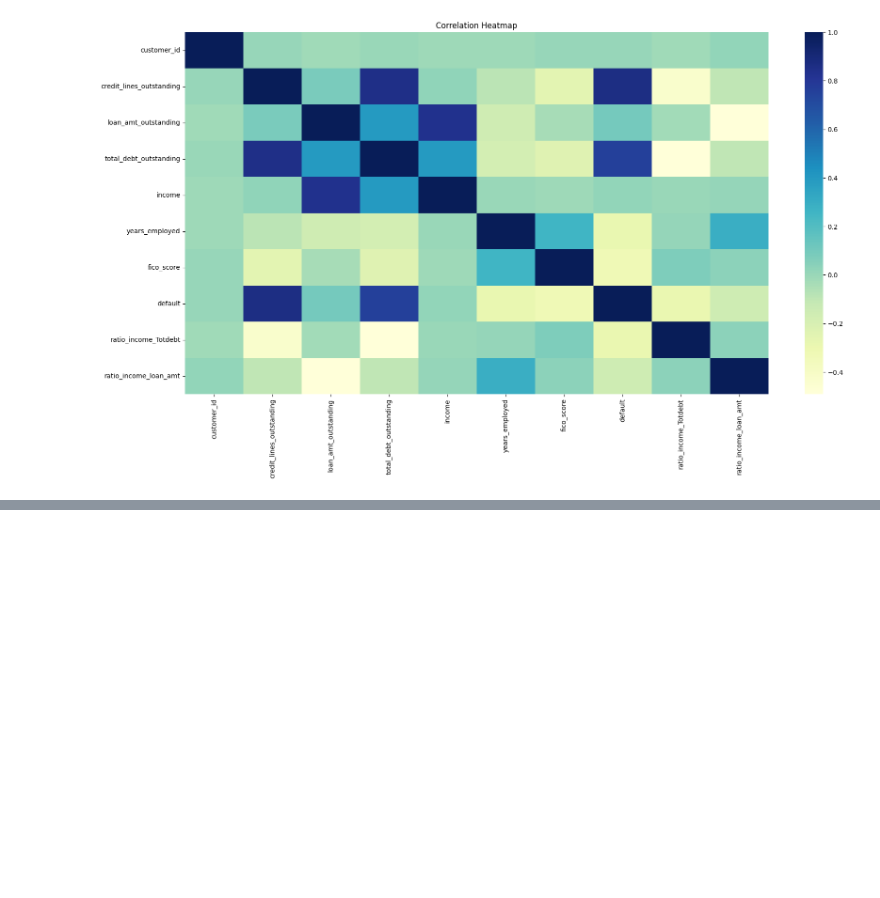
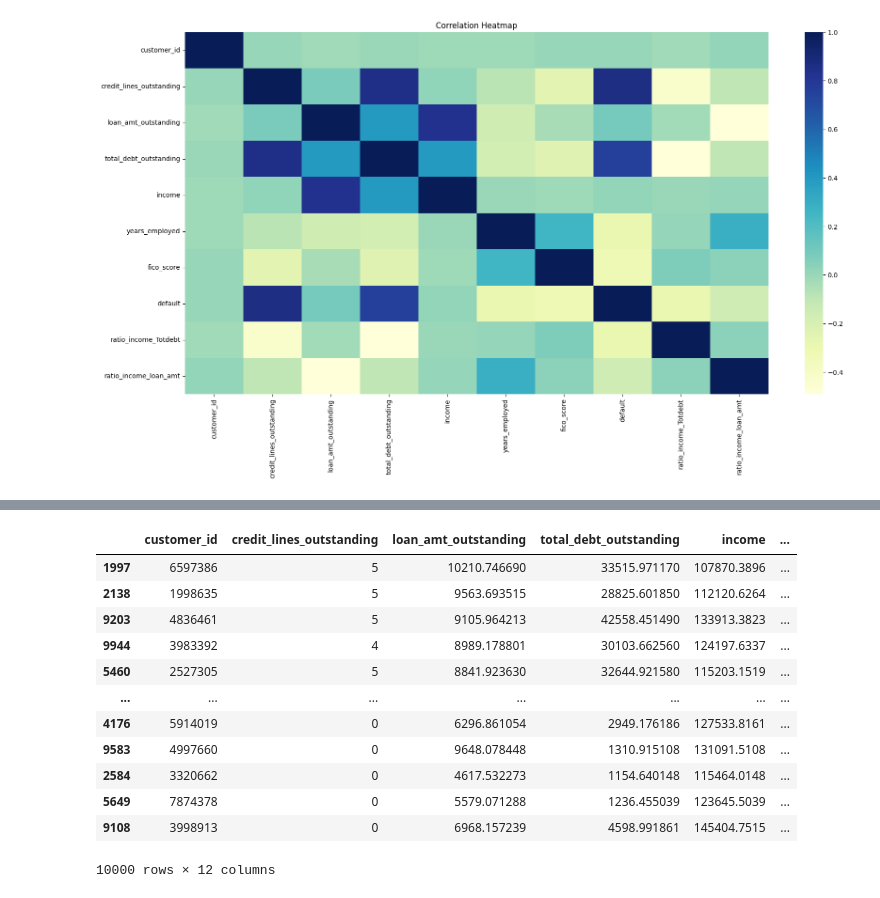
Before and after one commit to urvihp1001/JPMorganQuant, a Jupyter notebook: JPMC3.ipynb, the cells around one changed output, grey strips where cells are left out. Drawn from its saved outputs; the diff is of its cells as text; code cells hidden in the pictures; blank space fills up the shorter version.

```diff
--- a/JPMC3.ipynb
+++ b/JPMC3.ipynb
@@ -257,0 +429,2 @@ plt.show()
+# %%
+Loans_df=pd.concat([Loans_df,prob_data],axis=1)
@@ -257,0 +449,4 @@ plt.show()
+# %%
+recovery_rate=0.1
+# %%
+Loans_df['lgd']=(1-recovery_rate)*Loans_df['loan_amt_outstanding']
@@ -257,0 +455,2 @@ plt.show()
+# %%
+Loans_df['expected_loss'] = Loans_df['prob_to_default'] * Loans_df['lgd']
@@ -257,0 +466,16 @@ plt.show()
+# %%
+Loans_df.sort_values('expected_loss',ascending=False)
+# %% [output]
+|  | customer_id | credit_lines_outstanding | loan_amt_outstanding | total_debt_outstanding | income | ... |
+| 1997 | 6597386 | 5 | 10210.746690 | 33515.971170 | 107870.3896 | ... |
+| 2138 | 1998635 | 5 | 9563.693515 | 28825.601850 | 112120.6264 | ... |
+| 9203 | 4836461 | 5 | 9105.964213 | 42558.451490 | 133913.3823 | ... |
+| 9944 | 3983392 | 4 | 8989.178801 | 30103.662560 | 124197.6337 | ... |
+| 5460 | 2527305 | 5 | 8841.923630 | 32644.921580 | 115203.1519 | ... |
+| ... | ... | ... | ... | ... | ... | ... |
+| 4176 | 5914019 | 0 | 6296.861054 | 2949.176186 | 127533.8161 | ... |
+| 9583 | 4997660 | 0 | 9648.078448 | 1310.915108 | 131091.5108 | ... |
+| 2584 | 3320662 | 0 | 4617.532273 | 1154.640148 | 115464.0148 | ... |
+| 5649 | 7874378 | 0 | 5579.071288 | 1236.455039 | 123645.5039 | ... |
+| 9108 | 3998913 | 0 | 6968.157239 | 4598.991861 | 145404.7515 | ... |
+10000 rows × 12 columns
```
Also changed, not shown: parts of 27 cells of this notebook.
